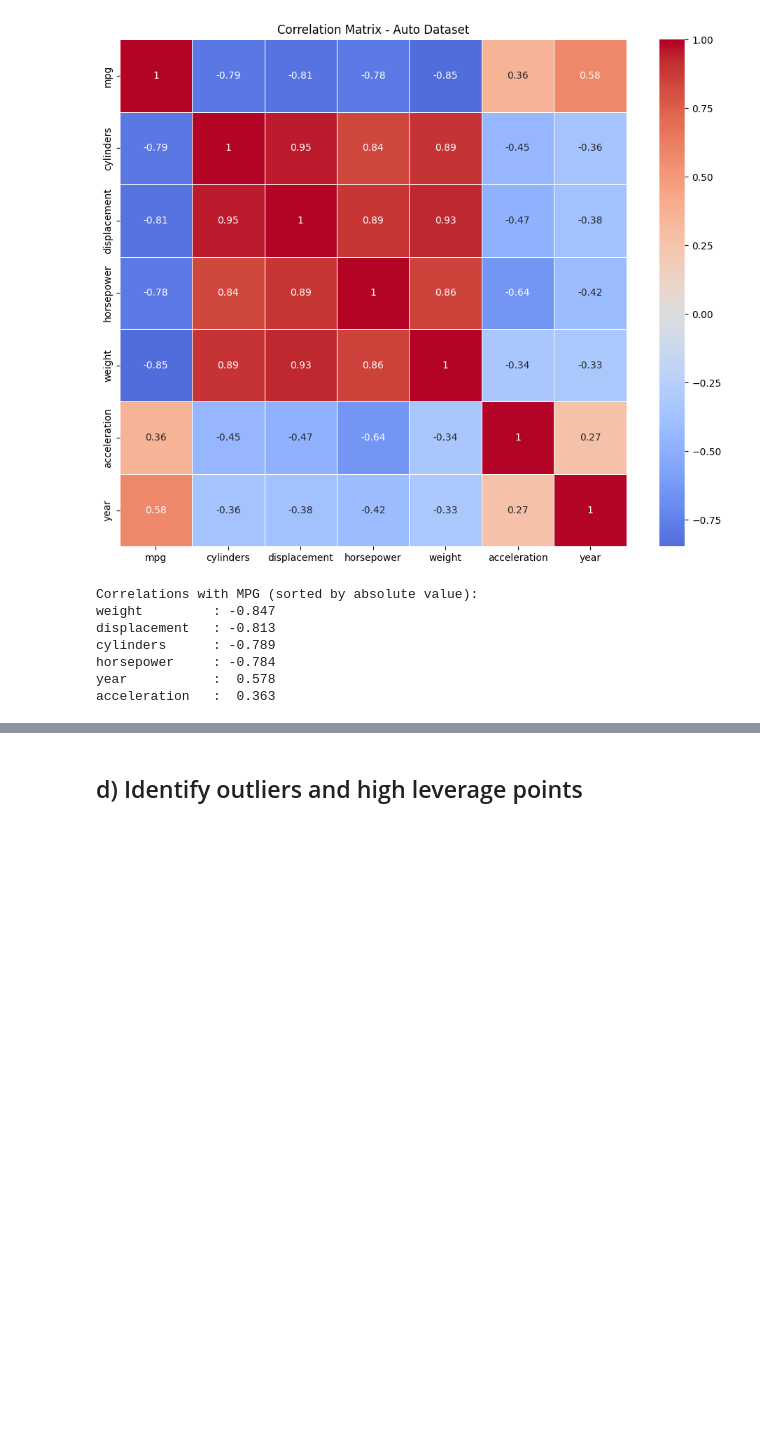
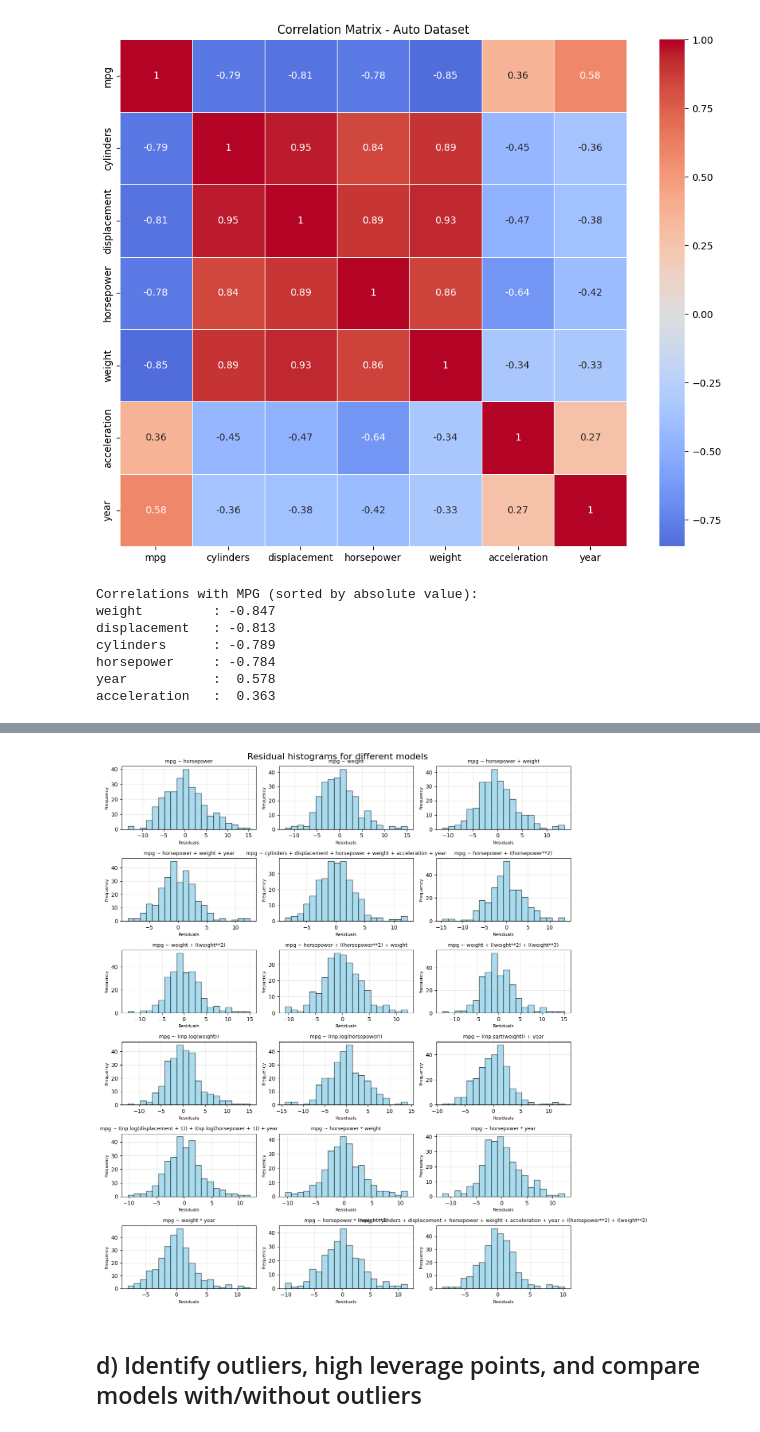
Before and after one commit to Spiryd/AAD, a Jupyter notebook: 11.ipynb, the cells around one changed output, grey strips where cells are left out. Cells and saved outputs as stored; diff of their text form; code cells hidden in the pictures; blank space fills up the shorter version.

```diff
--- a/11.ipynb
+++ b/11.ipynb
@@ -338,3 +337,25 @@ Difference: 0.00000000
+# %%
+# Plot residual histograms for all models
+fig, axes = plt.subplots(6, 3, figsize=(12, 14))
+axes = axes.flatten()
+
+for i, formula in enumerate(models):
+    ax = axes[i]
+    ax.hist(results[i].resid, bins=20, color="skyblue", edgecolor="black", alpha=0.7)
+
+    ax.set_xlabel("Residuals", fontsize=8)
+    ax.set_ylabel("Frequency", fontsize=8)
+    ax.set_title(formula, fontsize=9)
+    ax.grid(alpha=0.3)
+
+for j in range(i + 1, len(axes)):
+    fig.delaxes(axes[j])
+
+plt.tight_layout()
+fig.suptitle("Residual histograms for different models", fontsize=16, y=1.0)
+plt.show()
+# %% [output]
+[figure, added]
 # %% [markdown]
-## d) Identify outliers and high leverage points
+## d) Identify outliers, high leverage points, and compare models with/without outliers
 # %%
```
Also changed, not shown: parts of 11 cells of this notebook, 2 other files.
